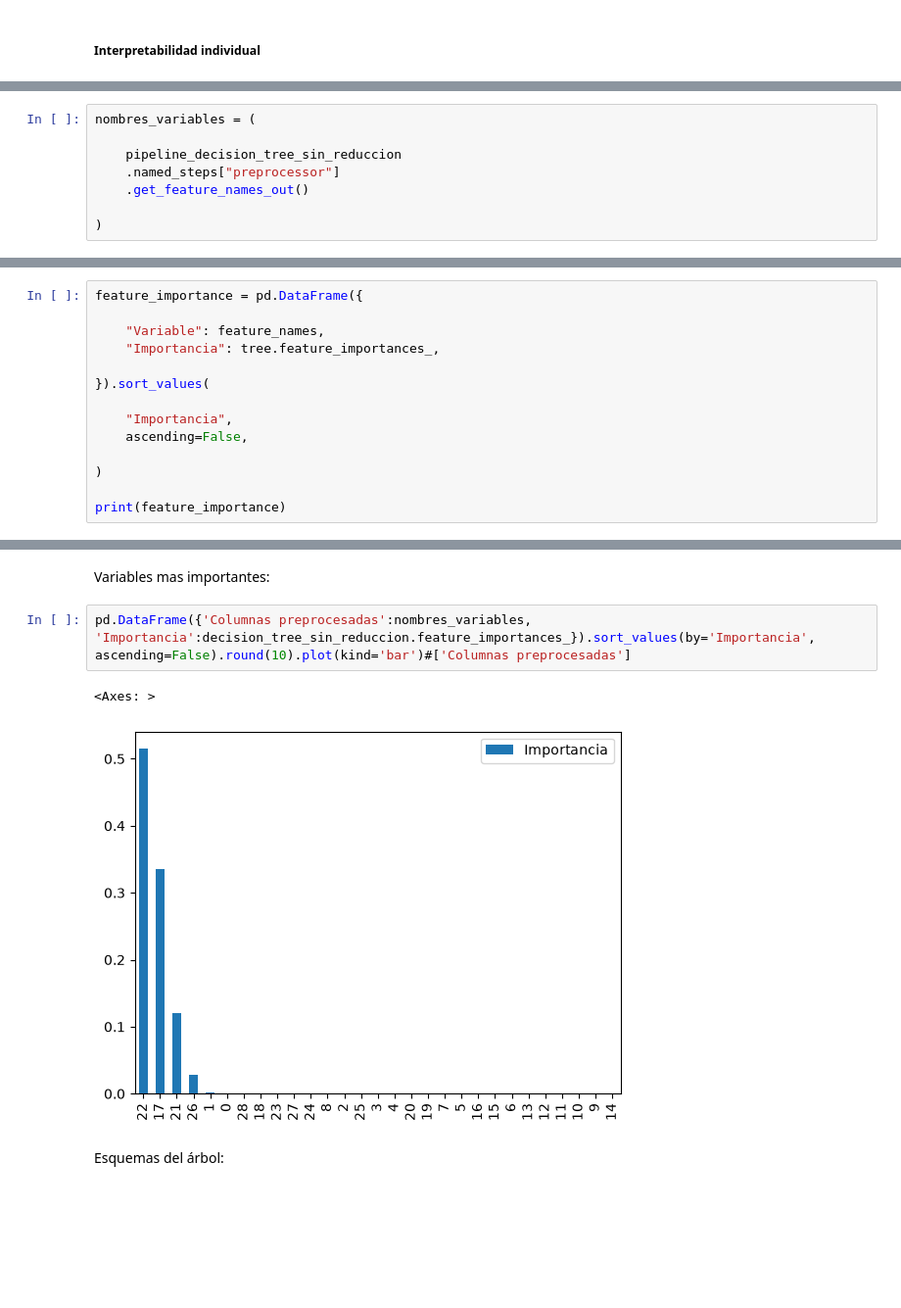
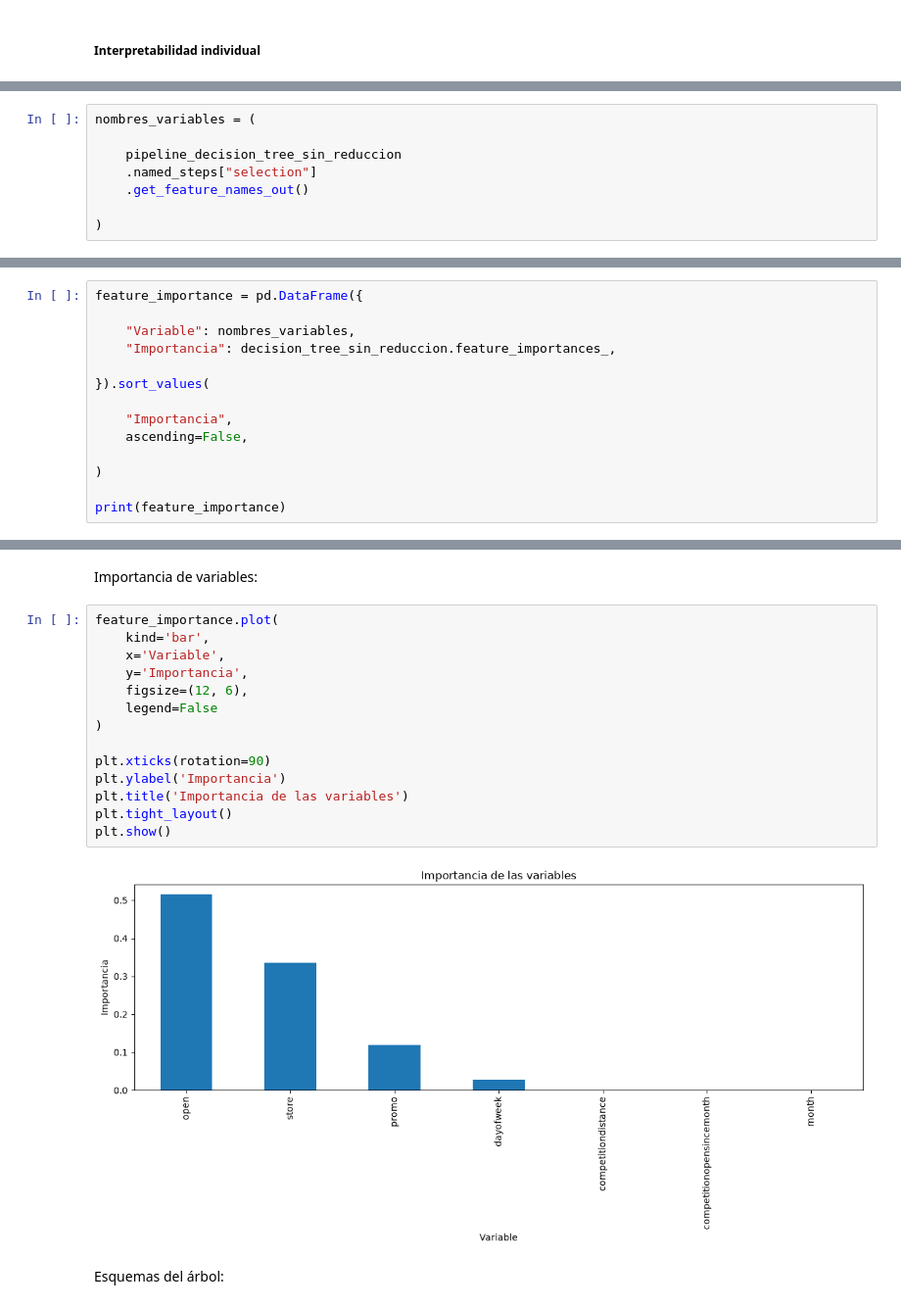
Before and after one commit to ianCristianAriel/2026-forecasting-ventas, a Jupyter notebook: notebooks/3_machine_learning.ipynb, the cells around one changed output, grey strips where cells are left out. Shown at 98% size. Saved outputs shown, nothing was run; the diff lists cells and outputs as text; blank space fills up the shorter version.

```diff
--- a/notebooks/3_machine_learning.ipynb
+++ b/notebooks/3_machine_learning.ipynb
@@ -534,7 +524,7 @@ preprocessor.general_preprocessing.dtype_converter: DataTypeConverter
 nombres_variables = (
 
     pipeline_decision_tree_sin_reduccion
-    .named_steps["preprocessor"]
+    .named_steps["selection"]
     .get_feature_names_out()
 
 )
@@ -543,8 +531,8 @@ AttributeError: Estimator null_flags_indicator does not provide get_feature_name
 # %%
 feature_importance = pd.DataFrame({
 
-    "Variable": feature_names,
-    "Importancia": tree.feature_importances_,
+    "Variable": nombres_variables,
+    "Importancia": decision_tree_sin_reduccion.feature_importances_,
 
 }).sort_values(
 
@@ -557,10 +554,21 @@ print(feature_importance)
-# %% [markdown]
-Variables mas importantes:
-# %%
-pd.DataFrame({'Columnas preprocesadas':nombres_variables, 'Importancia':decision_tree_sin_reduccion.feature_importances_}).sort_values(by='Importancia', ascending=False).round(10).plot(kind='bar')#['Columnas preprocesadas']
-# %% [output]
-<Axes: >
-[figure, removed]
+# %% [markdown]
+Importancia de variables:
+# %%
+feature_importance.plot(
+    kind='bar',
+    x='Variable',
+    y='Importancia',
+    figsize=(12, 6),
+    legend=False
+)
+
+plt.xticks(rotation=90)
+plt.ylabel('Importancia')
+plt.title('Importancia de las variables')
+plt.tight_layout()
+plt.show()
+# %% [output]
+[figure, added]
 # %% [markdown]
 Esquemas del árbol:
 # %%
```
Also changed, not shown: parts of 68 cells of this notebook, 1 other file.
